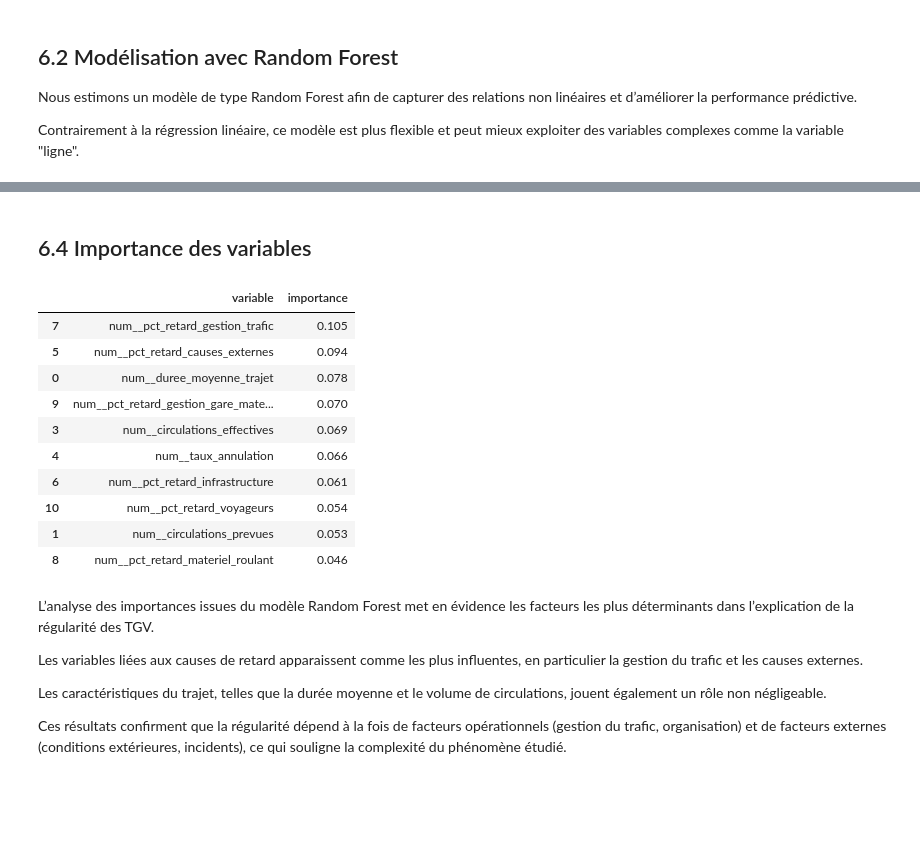
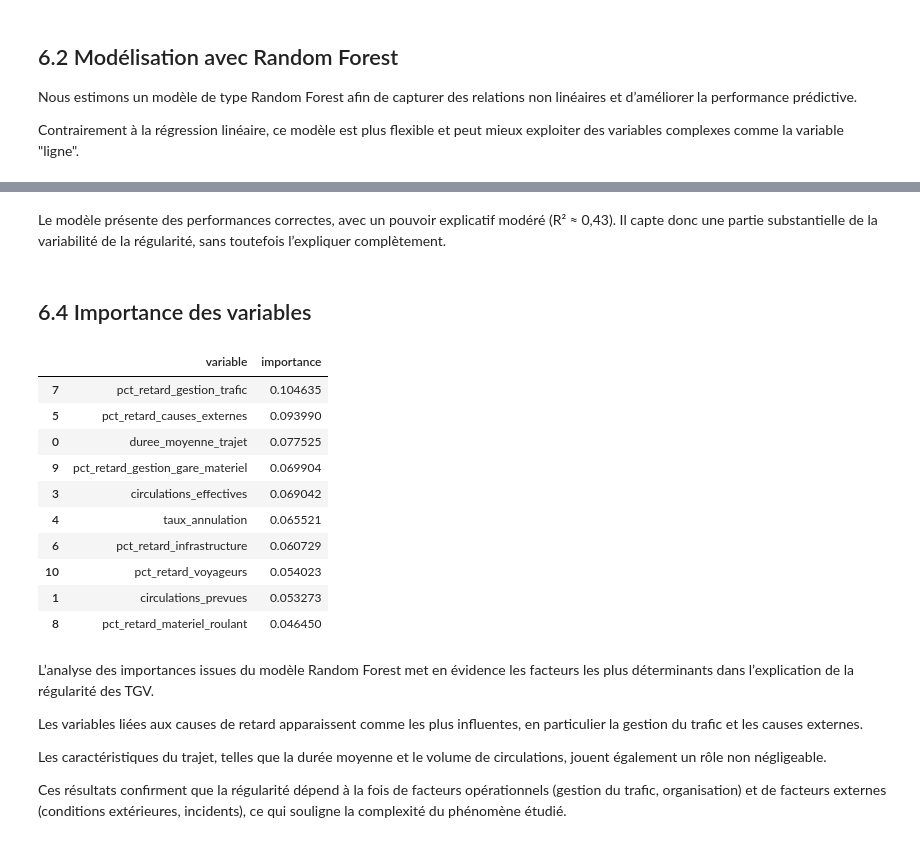
Before and after one commit to chamsisarra5-web/projet-info, a Jupyter notebook: projet_tgv.ipynb, the cells around one changed output, grey strips where cells are left out. Saved outputs shown, nothing was run; the diff lists cells and outputs as text; code cells hidden in the pictures; blank space fills up the shorter version.

```diff
--- a/projet_tgv.ipynb
+++ b/projet_tgv.ipynb
@@ -782,30 +782,38 @@ R² : 0.4340825260983707
+# %% [markdown]
+Le modèle présente des performances correctes, avec un pouvoir explicatif modéré (R² ≈ 0,43). Il capte donc une partie substantielle de la variabilité de la régularité, sans toutefois l’expliquer complètement.
 # %% [markdown]
 ## 6.4 Importance des variables
 # %%
 rf = model_rf.named_steps["regressor"]
 feature_names = model_rf.named_steps["preprocessor"].get_feature_names_out()
 
 importance_df = (
     pd.DataFrame({
         "variable": feature_names,
         "importance": rf.feature_importances_
     })
-    .round(3).sort_values("importance", ascending=False)
+    .sort_values("importance", ascending=False)
+)
+
+importance_df["variable"] = (
+    importance_df["variable"]
+    .str.replace("num__", "", regex=False)
+    .str.replace("cat__", "", regex=False)
 )
 
 importance_df.head(10)
 # %% [output]
 |  | variable | importance |
-| 7 | num__pct_retard_gestion_trafic | 0.105 |
-| 5 | num__pct_retard_causes_externes | 0.094 |
-| 0 | num__duree_moyenne_trajet | 0.078 |
-| 9 | num__pct_retard_gestion_gare_mate... | 0.070 |
-| 3 | num__circulations_effectives | 0.069 |
-| 4 | num__taux_annulation | 0.066 |
-| 6 | num__pct_retard_infrastructure | 0.061 |
-| 10 | num__pct_retard_voyageurs | 0.054 |
-| 1 | num__circulations_prevues | 0.053 |
-| 8 | num__pct_retard_materiel_roulant | 0.046 |
+| 7 | pct_retard_gestion_trafic | 0.104635 |
+| 5 | pct_retard_causes_externes | 0.093990 |
+| 0 | duree_moyenne_trajet | 0.077525 |
+| 9 | pct_retard_gestion_gare_materiel | 0.069904 |
+| 3 | circulations_effectives | 0.069042 |
+| 4 | taux_annulation | 0.065521 |
+| 6 | pct_retard_infrastructure | 0.060729 |
+| 10 | pct_retard_voyageurs | 0.054023 |
+| 1 | circulations_prevues | 0.053273 |
+| 8 | pct_retard_materiel_roulant | 0.046450 |
 # %% [markdown]
 
 L’analyse des importances issues du modèle Random Forest met en évidence les facteurs les plus déterminants dans l’explication de la régularité des TGV.
```
Also changed, not shown: parts of 7 cells of this notebook.
